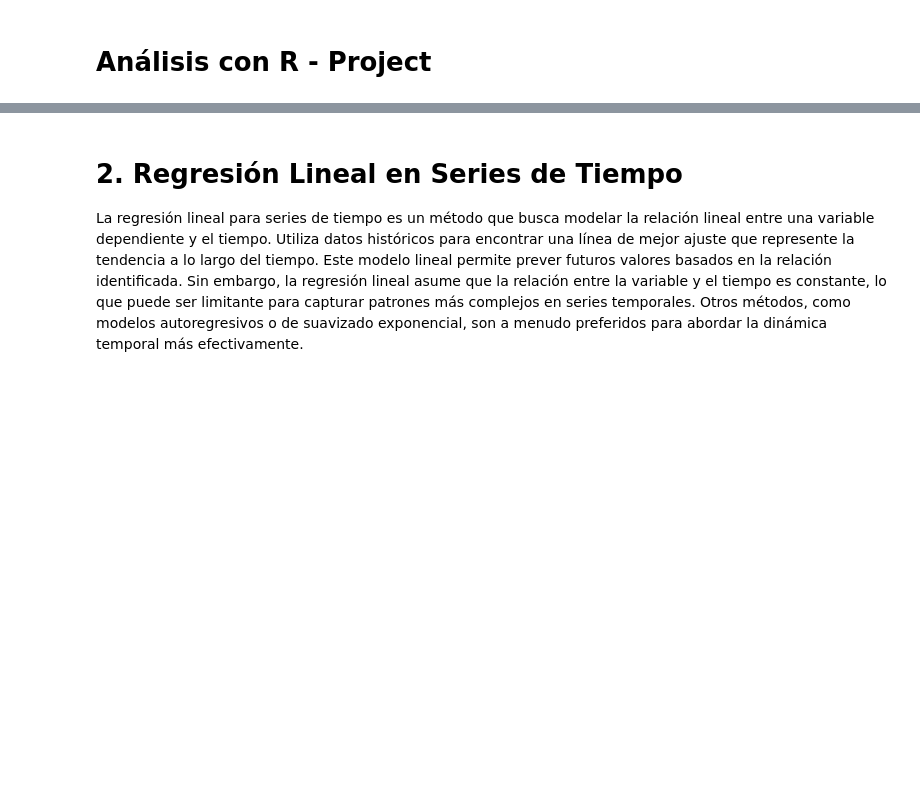
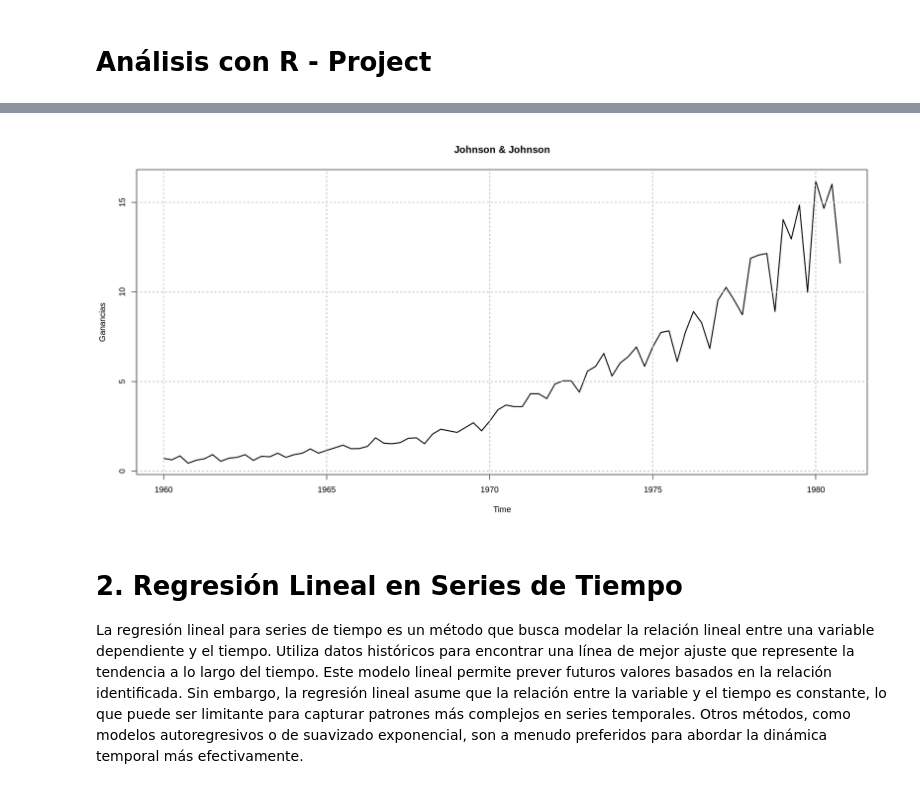
Before and after one commit to duvancatan/Time_Series_UdeA, a Jupyter notebook: 1_Tendencia_Suavizacion_R.ipynb, the cells around one changed output, grey strips where cells are left out. Saved outputs shown, nothing was run; the diff lists cells and outputs as text; code cells hidden in the pictures; blank space fills up the shorter version.

```diff
--- a/1_Tendencia_Suavizacion_R.ipynb
+++ b/1_Tendencia_Suavizacion_R.ipynb
@@ -29,7 +38,11 @@ library(astsa)
 library(stats)
 # %%
 # Gráfica de la Serie de la ganancias trimestrales de Johnson & Johnson #
+# Ajustar el tamaño del gráfico (más ancho)
+options(repr.plot.width=16, repr.plot.height=8)
 plot.ts(jj, main="Johnson & Johnson", ylab="Ganancias", lwd = 2); grid(lwd = 2, col = "gray")
+# %% [output]
+[figure, added]
 # %%
 # Descomposición Aditiva #
 desc_adit <- decompose(jj, type="additive")
```
Also changed, not shown: parts of 1 cell of this notebook.
